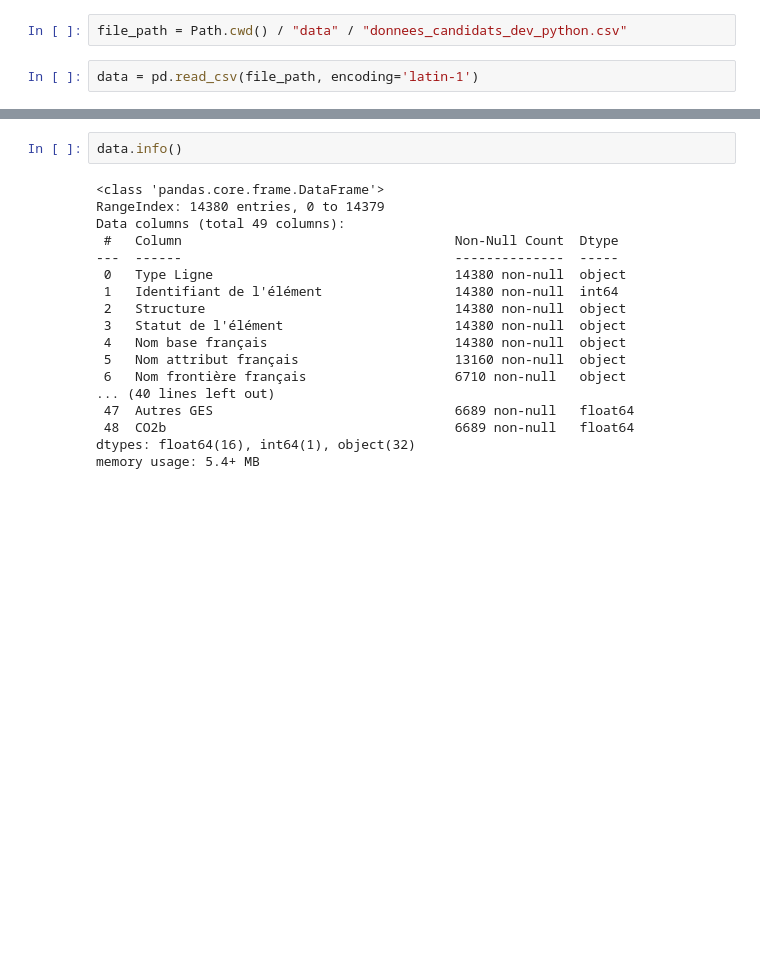
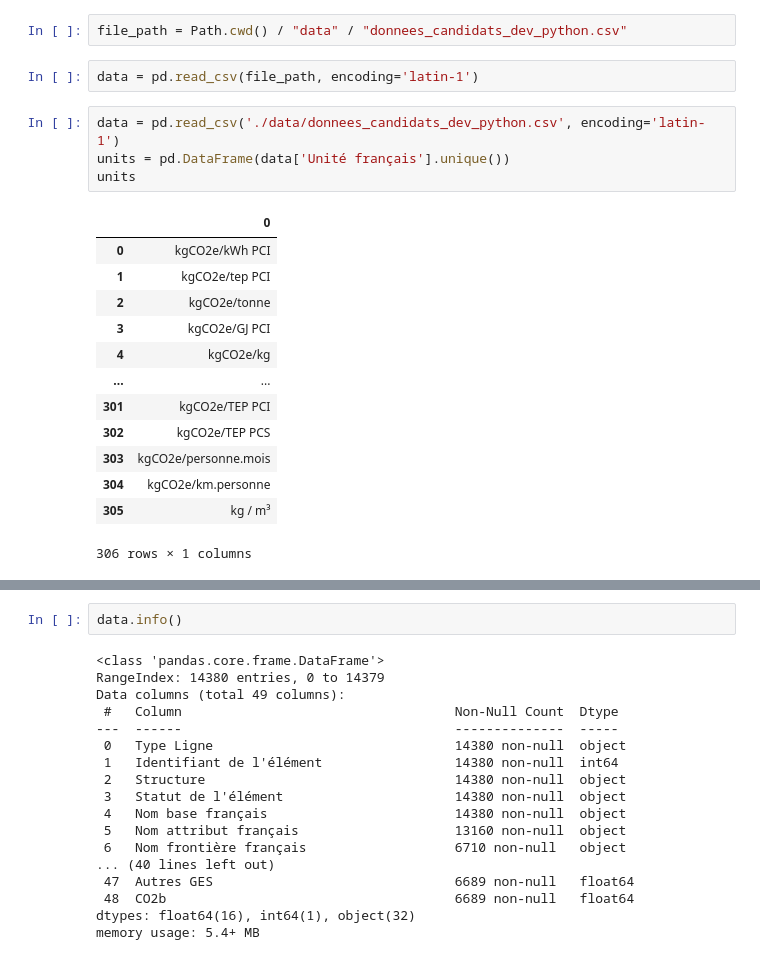
Before and after one commit to AmaurySalles/emissions-study, a Jupyter notebook: notebook.ipynb, the cells around one changed output, grey strips where cells are left out. Saved outputs shown, nothing was run; the diff lists cells and outputs as text; blank space fills up the shorter version.

```diff
--- a/notebook.ipynb
+++ b/notebook.ipynb
@@ -9,3 +9,21 @@ import missingno as msno
 file_path = Path.cwd() / "data" / "donnees_candidats_dev_python.csv"
 # %%
 data = pd.read_csv(file_path, encoding='latin-1')
+# %%
+data = pd.read_csv('./data/donnees_candidats_dev_python.csv', encoding='latin-1')
+units = pd.DataFrame(data['Unité français'].unique())
+units
+# %% [output]
+|  | 0 |
+| 0 | kgCO2e/kWh PCI |
+| 1 | kgCO2e/tep PCI |
+| 2 | kgCO2e/tonne |
+| 3 | kgCO2e/GJ PCI |
+| 4 | kgCO2e/kg |
+| ... | ... |
+| 301 | kgCO2e/TEP PCI |
+| 302 | kgCO2e/TEP PCS |
+| 303 | kgCO2e/personne.mois |
+| 304 | kgCO2e/km.personne |
+| 305 | kg / m³ |
+306 rows × 1 columns
```
Also changed, not shown: parts of 57 cells of this notebook, 10 other files.
